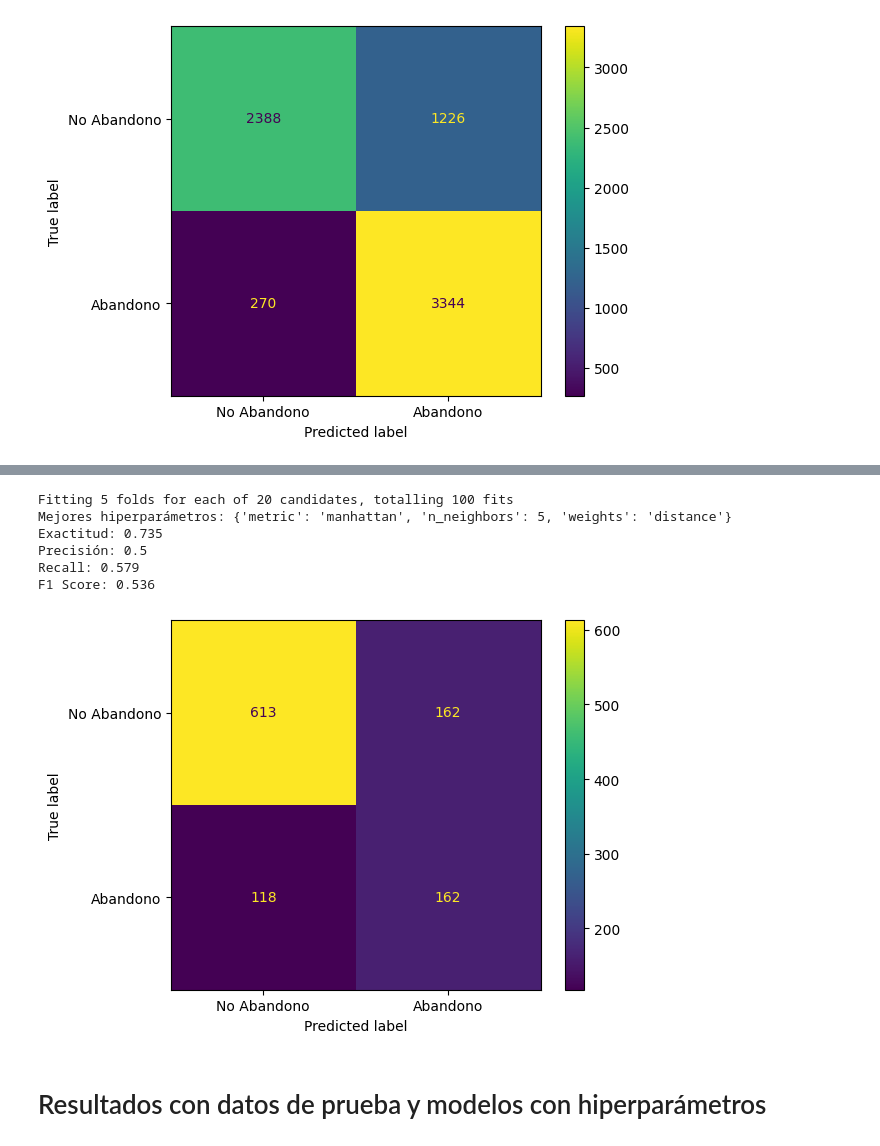
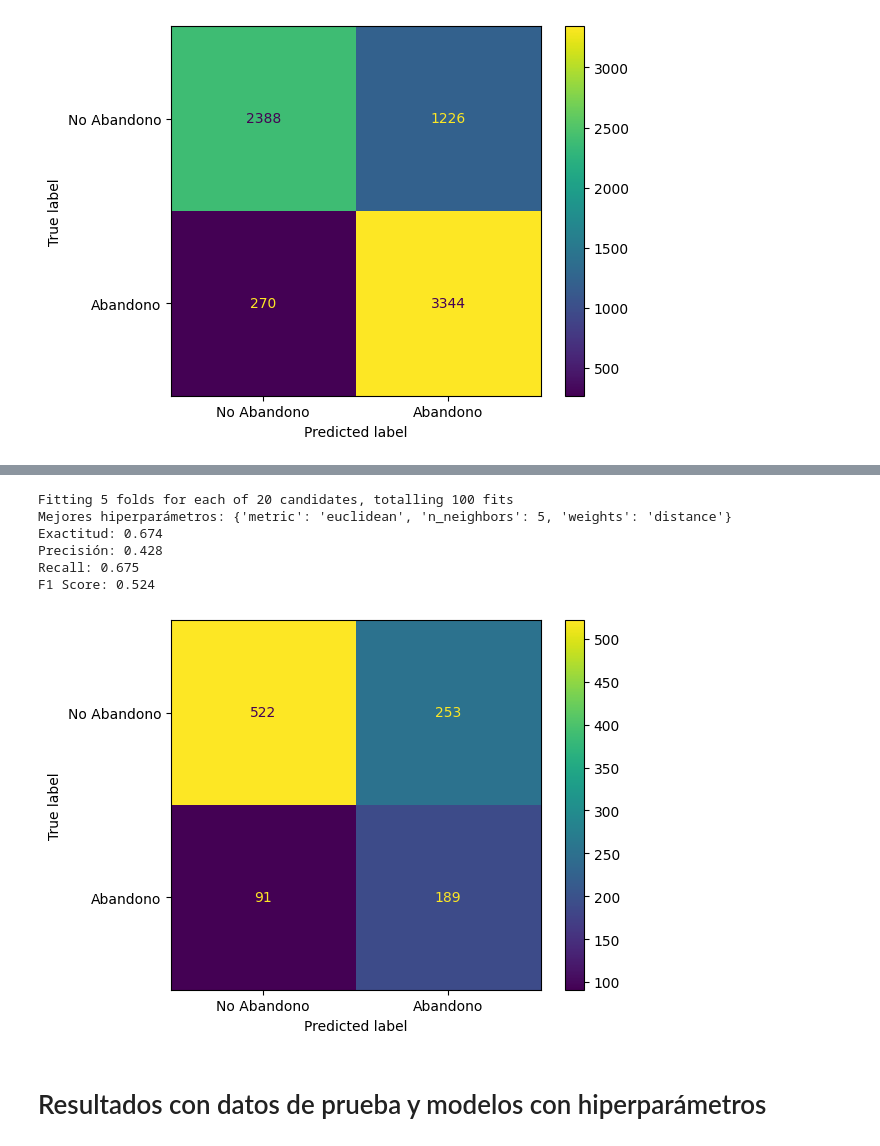
Before and after one commit to ErikGzz03TEC/Challenge_Telecom_X_parte_2, a Jupyter notebook: Challenge_TelecomX_2.ipynb, the cells around one changed output, grey strips where cells are left out. Saved outputs shown, nothing was run; the diff lists cells and outputs as text; code cells hidden in the pictures.

```diff
--- a/Challenge_TelecomX_2.ipynb
+++ b/Challenge_TelecomX_2.ipynb
@@ -531,7 +534,7 @@ grid_search = GridSearchCV(
     estimator=arbol,
     param_grid=param_grid,
     cv=skf,
-    scoring='f1',
+    scoring='recall',
     n_jobs=-1,
     verbose=1
 )
@@ -564,7 +567,7 @@ grid_search_rf = GridSearchCV(
     estimator=RandomForestClassifier(random_state=5),
     param_grid=param_grid_rf,
     cv=skf,
-    scoring='f1',
+    scoring='recall',
     n_jobs=-1,
     verbose=1
 )
@@ -587,34 +590,34 @@ F1 Score: 0.571
 # %%
 param_grid_knn = {
     'n_neighbors': [3, 5, 7, 9, 11],
     'weights': ['uniform', 'distance'],
     'metric': ['euclidean', 'manhattan']
 }
 
 grid_search_knn = GridSearchCV(
     estimator=KNeighborsClassifier(),
     param_grid=param_grid_knn,
     cv=skf,
-    scoring='f1',
+    scoring='recall',
     n_jobs=-1,
     verbose=1
 )
 
 grid_search_knn.fit(X_train_balanceada, y_train_balanceada)
 
 best_knn = grid_search_knn.best_estimator_
 print("Mejores hiperparámetros:", grid_search_knn.best_params_)
 
 y_pred_best_knn = best_knn.predict(X_val)
 evaluacion_modelos(y_val, y_pred_best_knn)
 # %% [output]
 Fitting 5 folds for each of 20 candidates, totalling 100 fits
-Mejores hiperparámetros: {'metric': 'manhattan', 'n_neighbors': 5, 'weights': 'distance'}
-Exactitud: 0.735
-Precisión: 0.5
-Recall: 0.579
-F1 Score: 0.536
+Mejores hiperparámetros: {'metric': 'euclidean', 'n_neighbors': 5, 'weights': 'distance'}
+Exactitud: 0.674
+Precisión: 0.428
+Recall: 0.675
+F1 Score: 0.524
-[figure, old version]
+[figure, new version]
 # %% [markdown]
 # Resultados con datos de prueba y modelos con hiperparámetros
 # %%
```
Also changed, not shown: parts of 14 cells of this notebook.
